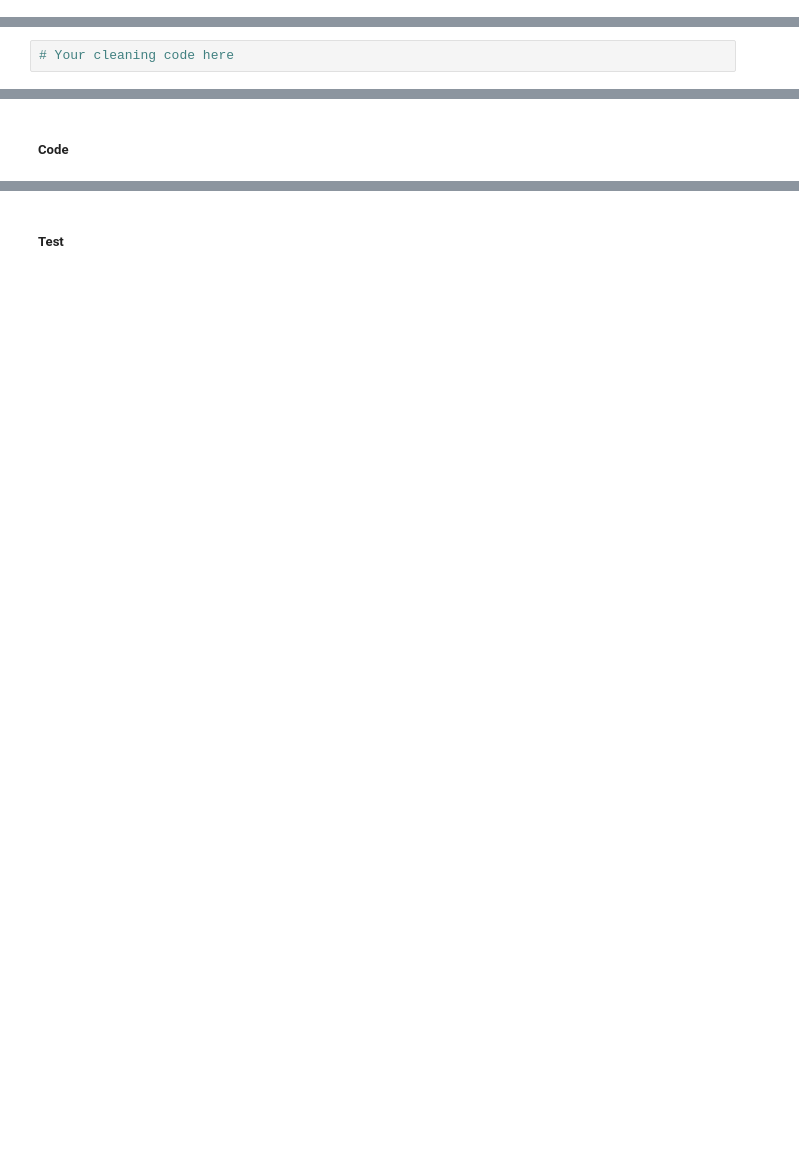
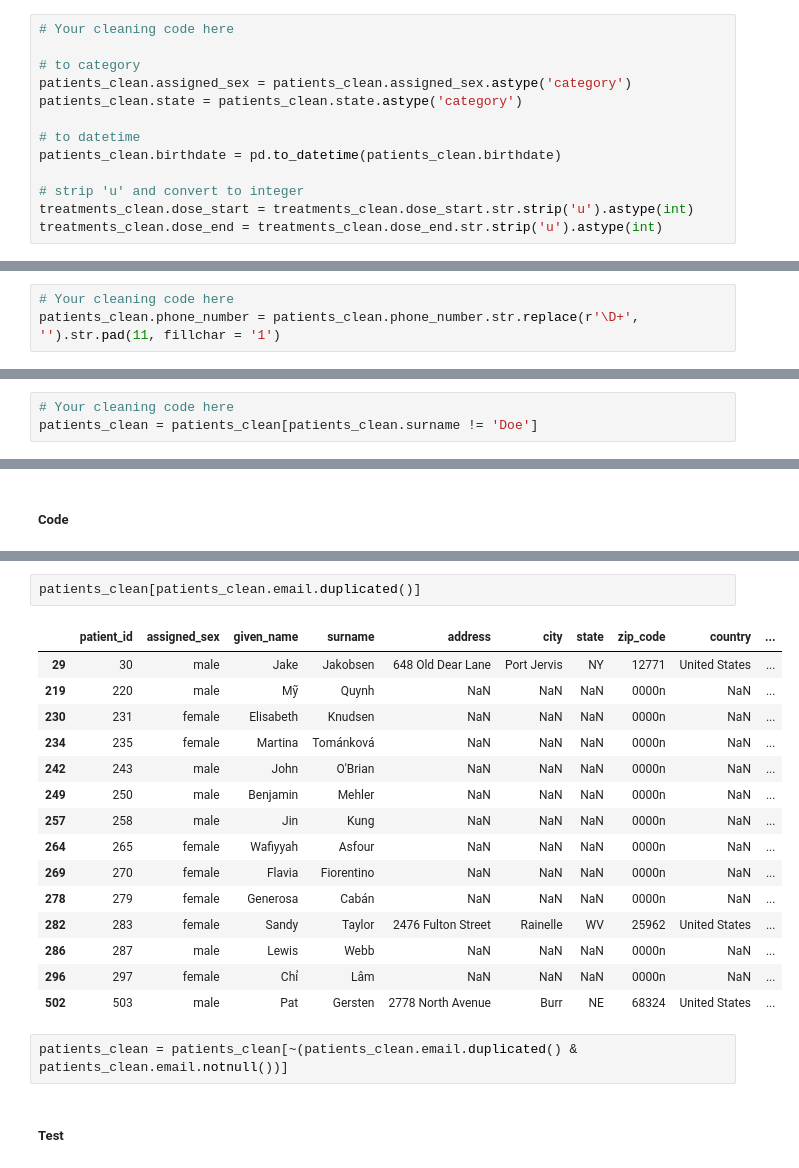
Before and after one commit to bakamoridesu/DAND, a Jupyter notebook: auralin/cleaning-student.ipynb, the cells around one changed output, grey strips where cells are left out. Cells and saved outputs as stored; diff of their text form; blank space fills up the shorter version.

Commit message:
Data analyst nanodegree: data wrangling
Auralin dataset: assessing and cleaning data DONE.

```diff
--- a/auralin/cleaning-student.ipynb
+++ b/auralin/cleaning-student.ipynb
@@ -696,3 +723,16 @@ patients_clean[patients_clean['given_name'] == 'Dsvid']
+# %%
+# Your cleaning code here
+
+# to category
+patients_clean.assigned_sex = patients_clean.assigned_sex.astype('category')
+patients_clean.state = patients_clean.state.astype('category')
+
+# to datetime
+patients_clean.birthdate = pd.to_datetime(patients_clean.birthdate)
+
+# strip 'u' and convert to integer
+treatments_clean.dose_start = treatments_clean.dose_start.str.strip('u').astype(int)
+treatments_clean.dose_end = treatments_clean.dose_end.str.strip('u').astype(int)
 # %% [markdown]
 ##### Test
 # %%
@@ -709,3 +779,6 @@ patients_clean[patients_clean['given_name'] == 'Dsvid']
+# %%
+# Your cleaning code here
+patients_clean.phone_number = patients_clean.phone_number.str.replace(r'\D+', '').str.pad(11, fillchar = '1')
 # %% [markdown]
 ##### Test
 # %%
@@ -719,6 +811,7 @@ patients_clean[patients_clean['given_name'] == 'Dsvid']
 ##### Code
 # %%
 # Your cleaning code here
+patients_clean = patients_clean[patients_clean.surname != 'Doe']
 # %% [markdown]
 ##### Test
 # %%
@@ -735,3 +858,23 @@ patients_clean[patients_clean['given_name'] == 'Dsvid']
+# %%
+patients_clean[patients_clean.email.duplicated()]
+# %% [output]
+|  | patient_id | assigned_sex | given_name | surname | address | city | state | zip_code | country | ... |
+| 29 | 30 | male | Jake | Jakobsen | 648 Old Dear Lane | Port Jervis | NY | 12771 | United States | ... |
+| 219 | 220 | male | Mỹ | Quynh | NaN | NaN | NaN | 0000n | NaN | ... |
+| 230 | 231 | female | Elisabeth | Knudsen | NaN | NaN | NaN | 0000n | NaN | ... |
+| 234 | 235 | female | Martina | Tománková | NaN | NaN | NaN | 0000n | NaN | ... |
+| 242 | 243 | male | John | O'Brian | NaN | NaN | NaN | 0000n | NaN | ... |
+| 249 | 250 | male | Benjamin | Mehler | NaN | NaN | NaN | 0000n | NaN | ... |
+| 257 | 258 | male | Jin | Kung | NaN | NaN | NaN | 0000n | NaN | ... |
+| 264 | 265 | female | Wafiyyah | Asfour | NaN | NaN | NaN | 0000n | NaN | ... |
+| 269 | 270 | female | Flavia | Fiorentino | NaN | NaN | NaN | 0000n | NaN | ... |
+| 278 | 279 | female | Generosa | Cabán | NaN | NaN | NaN | 0000n | NaN | ... |
+| 282 | 283 | female | Sandy | Taylor | 2476 Fulton Street | Rainelle | WV | 25962 | United States | ... |
+| 286 | 287 | male | Lewis | Webb | NaN | NaN | NaN | 0000n | NaN | ... |
+| 296 | 297 | female | Chỉ | Lâm | NaN | NaN | NaN | 0000n | NaN | ... |
+| 502 | 503 | male | Pat | Gersten | 2778 North Avenue | Burr | NE | 68324 | United States | ... |
+# %%
+patients_clean = patients_clean[~(patients_clean.email.duplicated() & patients_clean.email.notnull())]
 # %% [markdown]
 ##### Test
 # %%
```
Also changed, not shown: parts of 28 cells of this notebook.
